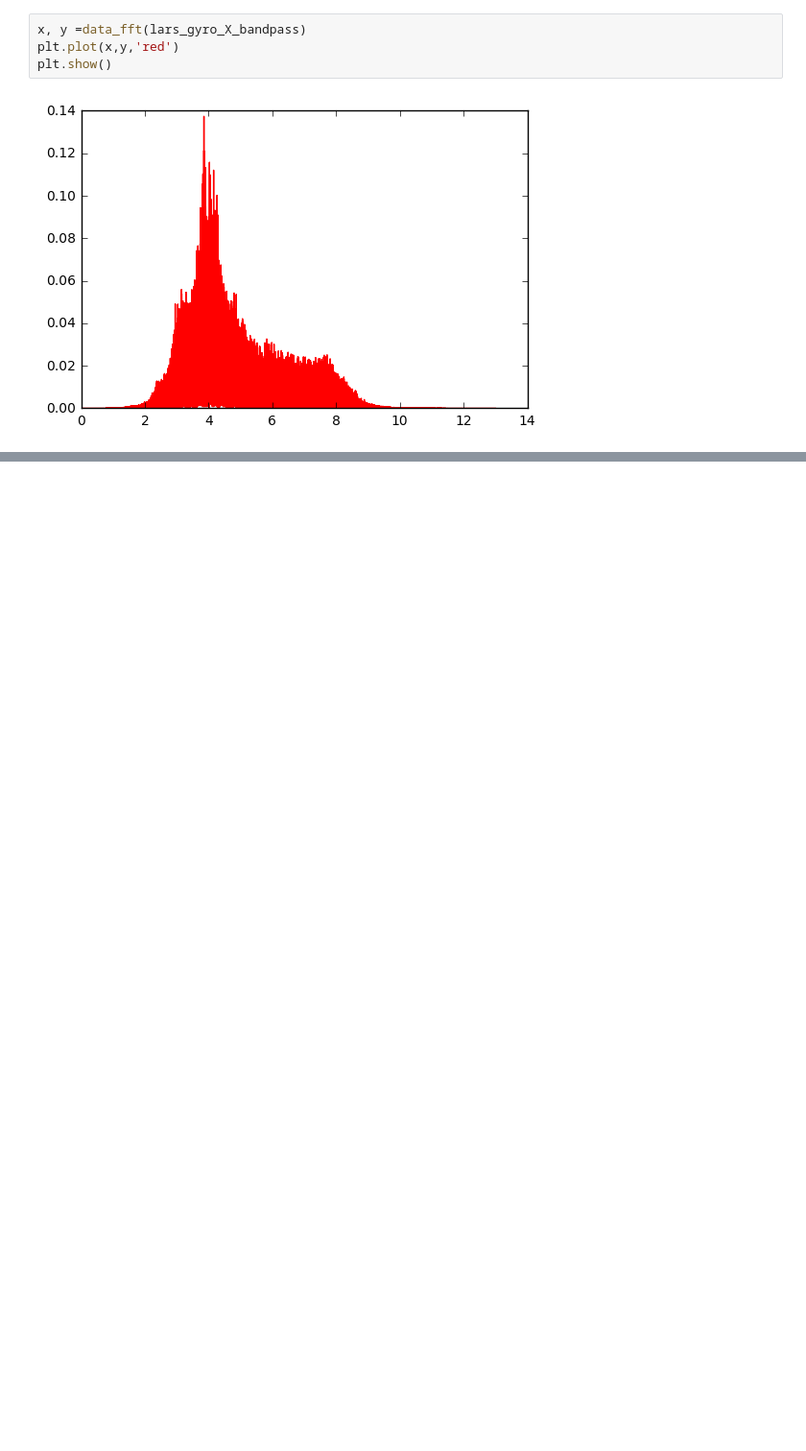
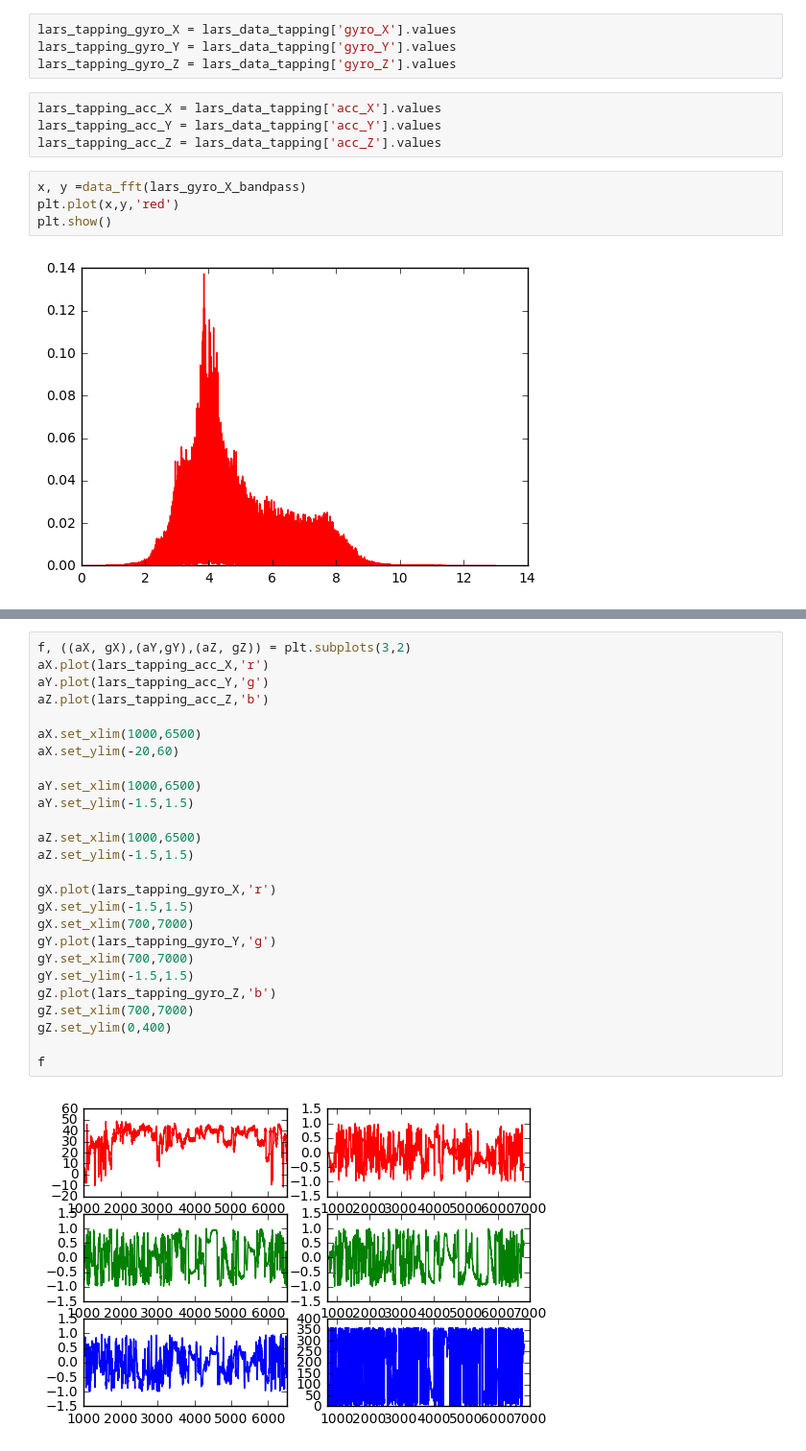
Before and after one commit to Pier-23-ThePortHackathon/Data, a Jupyter notebook: FFT and Plots.ipynb, the cells around one changed output, grey strips where cells are left out. Shown: that part at 96% size. Saved outputs shown, nothing was run; the diff lists cells and outputs as text; blank space fills up the shorter version.

```diff
--- a/FFT and Plots.ipynb
+++ b/FFT and Plots.ipynb
@@ -70,3 +76,11 @@ data_process
+# %%
+lars_tapping_gyro_X = lars_data_tapping['gyro_X'].values
+lars_tapping_gyro_Y = lars_data_tapping['gyro_Y'].values
+lars_tapping_gyro_Z = lars_data_tapping['gyro_Z'].values
+# %%
+lars_tapping_acc_X = lars_data_tapping['acc_X'].values
+lars_tapping_acc_Y = lars_data_tapping['acc_Y'].values
+lars_tapping_acc_Z = lars_data_tapping['acc_Z'].values
 # %%
 x, y =data_fft(lars_gyro_X_bandpass)
 plt.plot(x,y,'red')
@@ -87,0 +104,28 @@ plt.show()
+# %%
+f, ((aX, gX),(aY,gY),(aZ, gZ)) = plt.subplots(3,2)
+aX.plot(lars_tapping_acc_X,'r')
+aY.plot(lars_tapping_acc_Y,'g')
+aZ.plot(lars_tapping_acc_Z,'b')
+
+aX.set_xlim(1000,6500)
+aX.set_ylim(-20,60)
+
+aY.set_xlim(1000,6500)
+aY.set_ylim(-1.5,1.5)
+
+aZ.set_xlim(1000,6500)
+aZ.set_ylim(-1.5,1.5)
+
+gX.plot(lars_tapping_gyro_X,'r')
+gX.set_ylim(-1.5,1.5)
+gX.set_xlim(700,7000)
+gY.plot(lars_tapping_gyro_Y,'g')
+gY.set_xlim(700,7000)
+gY.set_ylim(-1.5,1.5)
+gZ.plot(lars_tapping_gyro_Z,'b')
+gZ.set_xlim(700,7000)
+gZ.set_ylim(0,400)
+
+f
+# %% [output]
+[figure, added]
```
Also changed, not shown: parts of 21 cells of this notebook, 7 other files.
